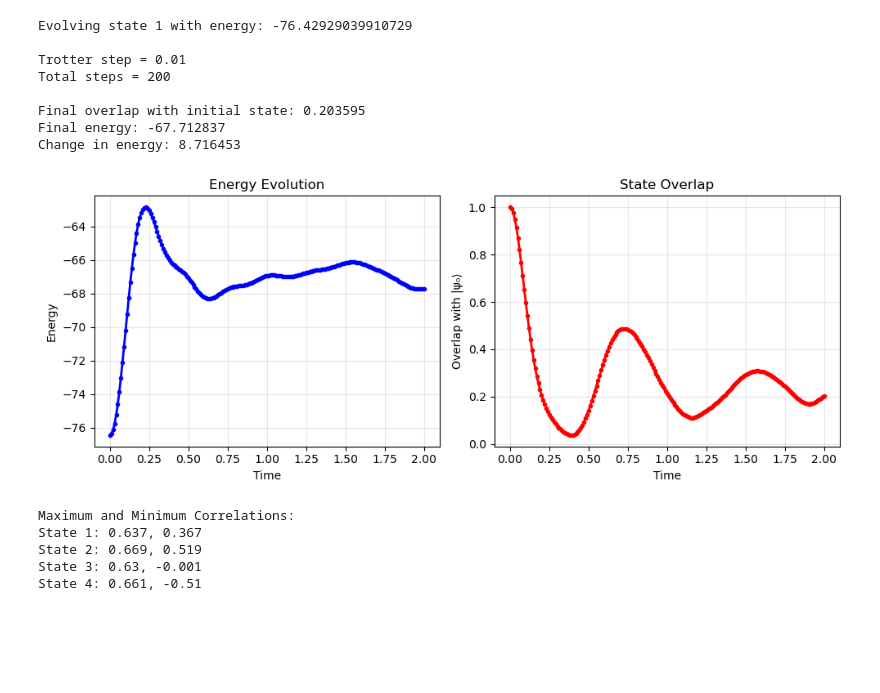
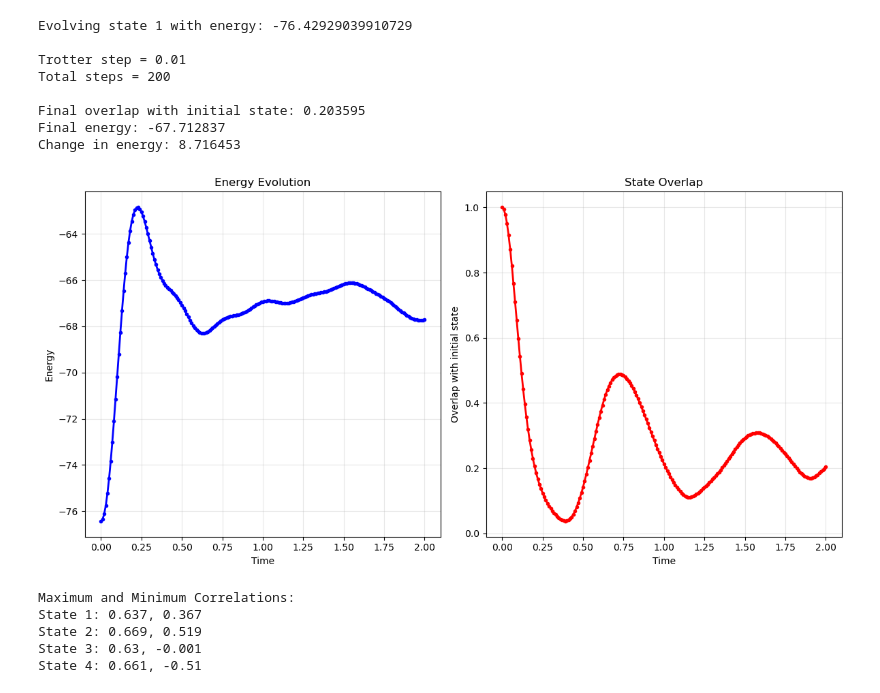
Before and after one commit to wholdhus/majorana_chain_dynamics, a Jupyter notebook: Majorana Chain Dynamics.ipynb, the cells around one changed output. Cells and saved outputs as stored; diff of their text form; code cells hidden in the pictures; blank space fills up the shorter version.

```diff
--- a/Majorana Chain Dynamics.ipynb
+++ b/Majorana Chain Dynamics.ipynb
@@ -231,37 +231,37 @@ end
 # Final results
 final_overlap = overlap_vals[end]
 final_energy = energy_vals[end]
 println("Final overlap with initial state: $(round(final_overlap, digits=6))")
 println("Final energy: $(round(final_energy, digits=6))")
 println("Change in energy: $(round(abs(final_energy - initial_energy), digits=6))")
 
 # Plotting
-fig, (ax1, ax2) = PythonPlot.subplots(1, 2, figsize=(10, 4))
+fig, (ax1, ax2) = PythonPlot.subplots(1, 2, figsize=(12, 6))
 
 ax1.plot(times, energy_vals, "b.-", linewidth=2)
 ax1.set_xlabel("Time")
 ax1.set_ylabel("Energy")
 ax1.grid(true, alpha=0.3)
 ax1.set_title("Energy Evolution")
 
 ax2.plot(times, overlap_vals, "r.-", linewidth=2)
 ax2.set_xlabel("Time")
-ax2.set_ylabel("Overlap with |ψ₀⟩")
+ax2.set_ylabel("Overlap with initial state")
 ax2.grid(true, alpha=0.3)
 ax2.set_title("State Overlap")
 
 PythonPlot.tight_layout()
-PythonPlot.show()  # Explicitly show the plot
+PythonPlot.show()
 # %% [output]
 Evolving state 1 with energy: -76.42929039910729
 
 Trotter step = 0.01
 Total steps = 200
 
 Final overlap with initial state: 0.203595
 Final energy: -67.712837
 Change in energy: 8.716453
-[figure, old version]
+[figure, new version]
 # %%
 # Z-Z Correlations
 
```
